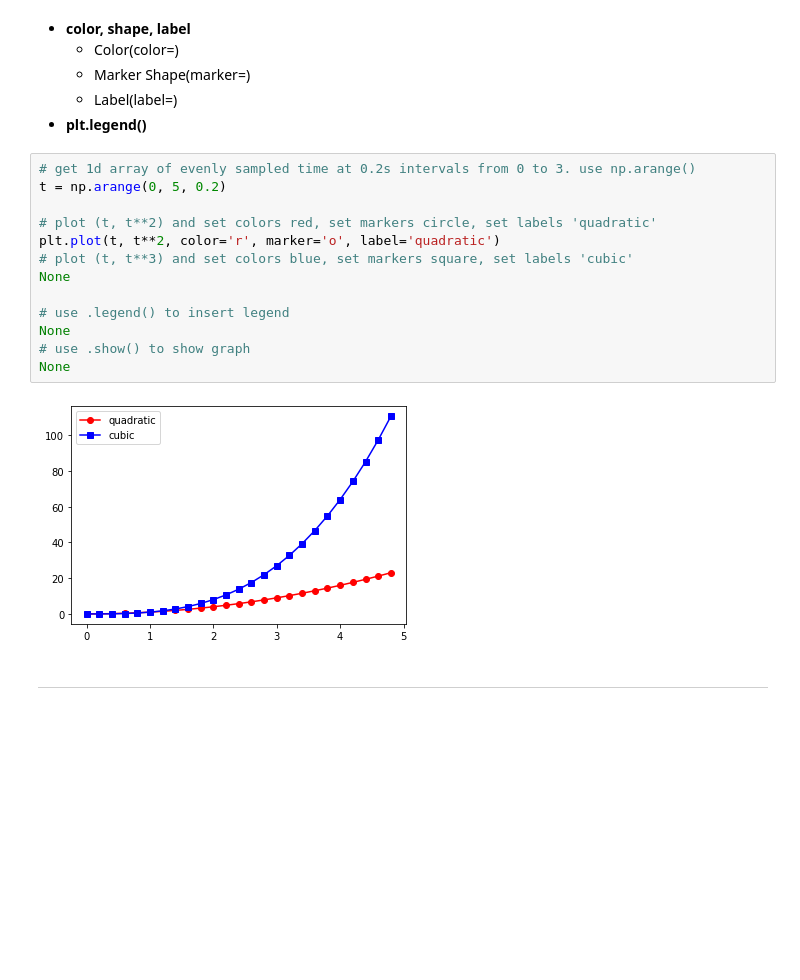
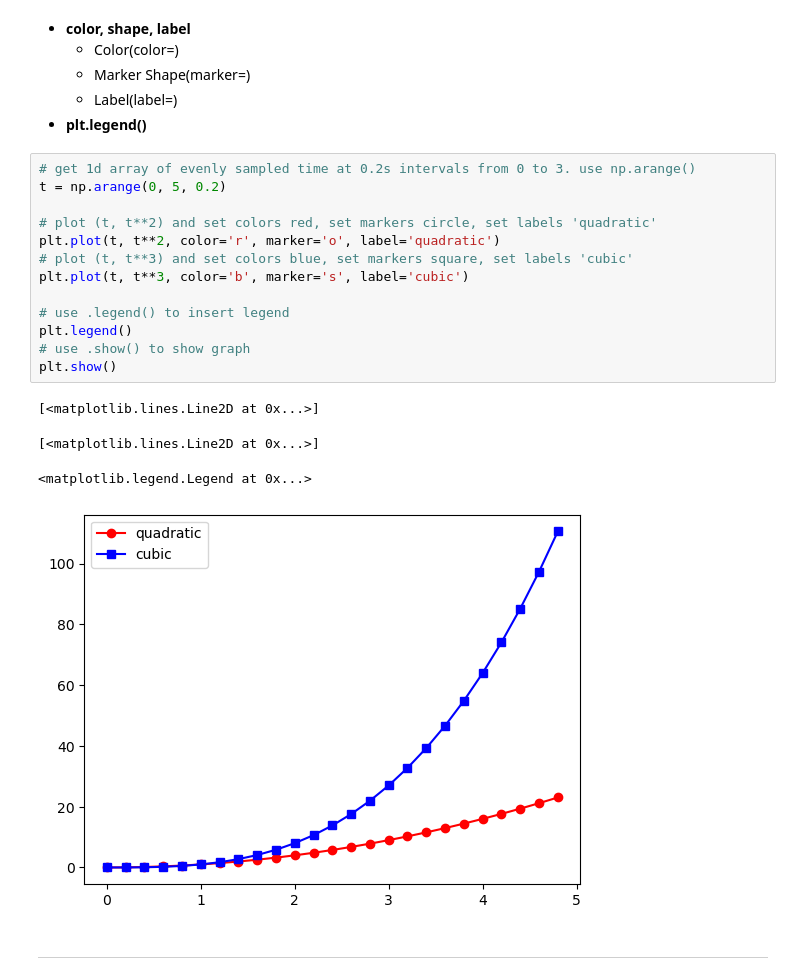
Before and after one commit to ChoDory/Machine_Learning, a Jupyter notebook: Week 2 Materials/Week02_given_code copy.ipynb, the cells around one changed output. Saved outputs shown, nothing was run; the diff lists cells and outputs as text; blank space fills up the shorter version.

```diff
--- a/Week 2 Materials/Week02_given_code copy.ipynb
+++ b/Week 2 Materials/Week02_given_code copy.ipynb
@@ -552,18 +555,21 @@ None
 # %%
 # get 1d array of evenly sampled time at 0.2s intervals from 0 to 3. use np.arange()
 t = np.arange(0, 5, 0.2)
 
 # plot (t, t**2) and set colors red, set markers circle, set labels 'quadratic'
 plt.plot(t, t**2, color='r', marker='o', label='quadratic')
 # plot (t, t**3) and set colors blue, set markers square, set labels 'cubic'
-None
+plt.plot(t, t**3, color='b', marker='s', label='cubic')
 
 # use .legend() to insert legend
-None
+plt.legend()
 # use .show() to show graph
-None
+plt.show()
 # %% [output]
+[<matplotlib.lines.Line2D at 0x...>]
+[<matplotlib.lines.Line2D at 0x...>]
+<matplotlib.legend.Legend at 0x...>
-[figure, old version]
+[figure, new version]
 # %% [markdown]
 ---
 # %% [markdown]
```
Also changed, not shown: parts of 13 cells of this notebook.
